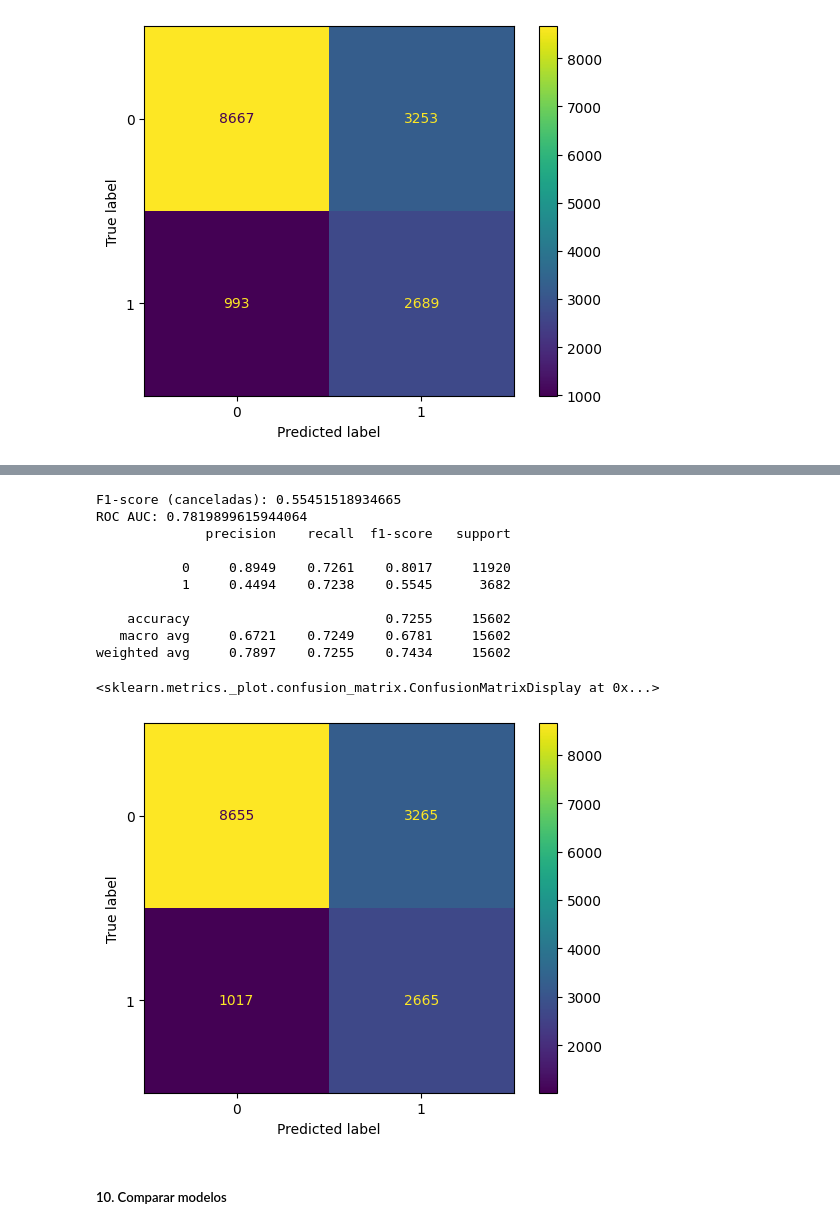
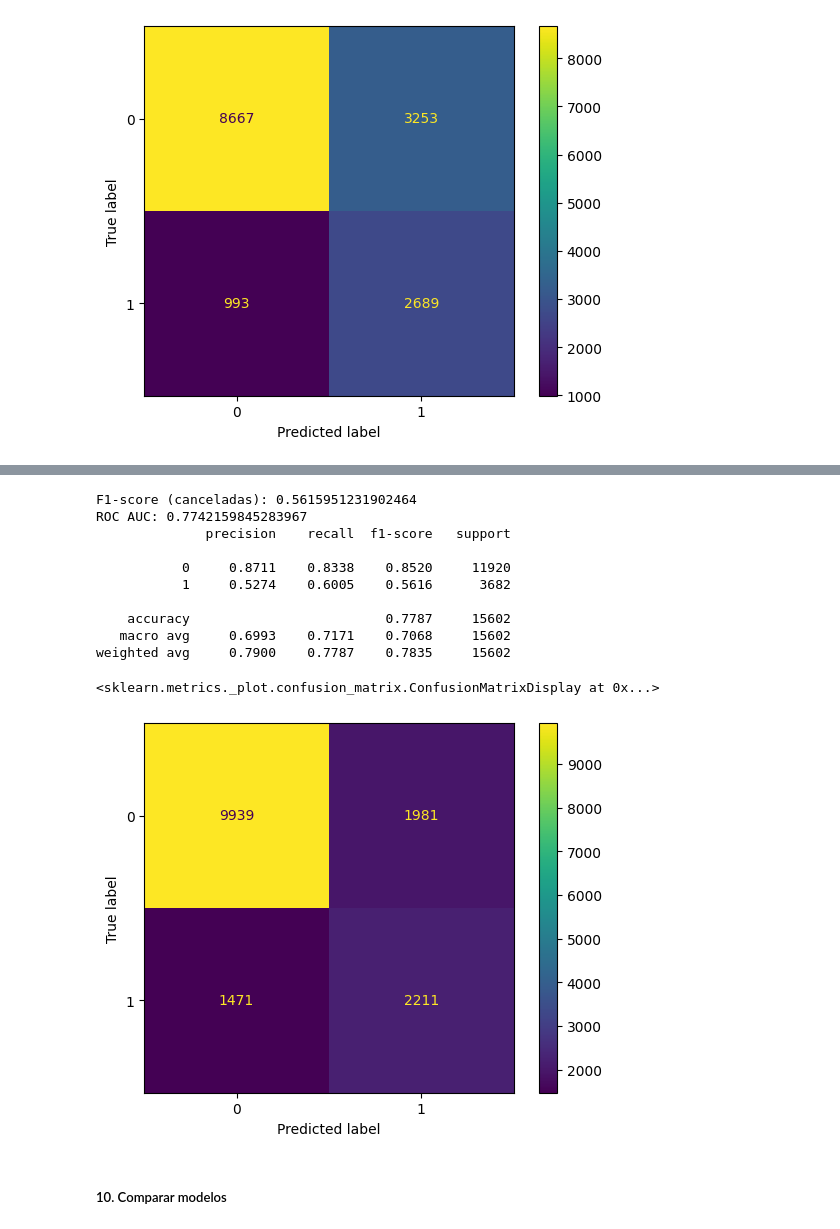
Before and after one commit to javierllorenteMon/RETO_06_VerdeOSCURO, a Jupyter notebook: 07-Modelado.ipynb, the cells around one changed output, grey strips where cells are left out. Saved outputs shown, nothing was run; the diff lists cells and outputs as text; code cells hidden in the pictures.

```diff
--- a/07-Modelado.ipynb
+++ b/07-Modelado.ipynb
@@ -360,7 +355,7 @@ X_test = pd.concat(
 #### 4. Escalar las variables numéricas continuas
 # %%
 # Escalar solo numéricas
-scaler = StandardScaler()
+scaler = MinMaxScaler()
 
 X_train_num_scaled = pd.DataFrame(
     scaler.fit_transform(X_train[vars_numericas_filtradas]),
@@ -650,19 +606,0 @@ evaluar_modelo(
-# %%
-# SVM lineal
-svm_linear_res = LinearSVC(
-    C=1,
-    class_weight='balanced',
-    random_state=42,
-    max_iter=5000)
-
-svm_linear_res.fit(X_train_res, Y_train_res)
-y_pred = svm_linear_res.predict(X_test_scaled)
-
-print("F1:", f1_score(Y_test, y_pred))
-
-# Métricas
-print(classification_report(Y_test, y_pred, digits=4))
-
-# Matriz de confusion
-cm = confusion_matrix(Y_test, y_pred)
-ConfusionMatrixDisplay(confusion_matrix=cm).plot()
@@ -971,42 +821,42 @@ SI rate_type_Non Refundable > 1.00 Y product_count <= 0.19 Y product_count <= -0
 # Modelo
 dt = DecisionTreeClassifier(
     random_state=42,
-    max_depth=5,
+    max_depth=4,
     min_samples_leaf=50,
     class_weight='balanced')
 
 # Entrenar modelo
 dt.fit(X_train_res, Y_train_res)
 
 # Predicciones
 y_pred = dt.predict(X_test_scaled)
 y_proba = dt.predict_proba(X_test_scaled)[:, 1]
 
 # Metricas
 f1 = f1_score(Y_test, y_pred, pos_label=1)
 roc_auc = roc_auc_score(Y_test, y_proba)
 
 print("F1-score (canceladas):", f1)
 print("ROC AUC:", roc_auc)
 
 print(classification_report(Y_test, y_pred, digits=4))
 
 # Matriz de confusion
 cm = confusion_matrix(Y_test, y_pred)
 ConfusionMatrixDisplay(confusion_matrix=cm).plot()
 # %% [output]
-F1-score (canceladas): 0.55451518934665
-ROC AUC: 0.7819899615944064
+F1-score (canceladas): 0.5615951231902464
+ROC AUC: 0.7742159845283967
               precision    recall  f1-score   support
 
-           0     0.8949    0.7261    0.8017     11920
-           1     0.4494    0.7238    0.5545      3682
+           0     0.8711    0.8338    0.8520     11920
+           1     0.5274    0.6005    0.5616      3682
 
-    accuracy                         0.7255     15602
-   macro avg     0.6721    0.7249    0.6781     15602
-weighted avg     0.7897    0.7255    0.7434     15602
+    accuracy                         0.7787     15602
+   macro avg     0.6993    0.7171    0.7068     15602
+weighted avg     0.7900    0.7787    0.7835     15602
 <sklearn.metrics._plot.confusion_matrix.ConfusionMatrixDisplay at 0x...>
-[figure, old version]
+[figure, new version]
 # %%
 evaluar_modelo(
     nombre='Decision Tree SMOTE',
```
Also changed, not shown: parts of 27 cells of this notebook, 1 other file.
